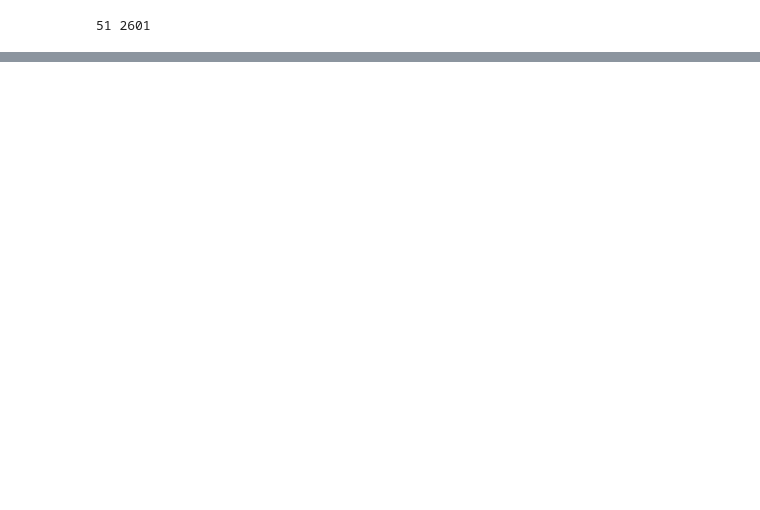
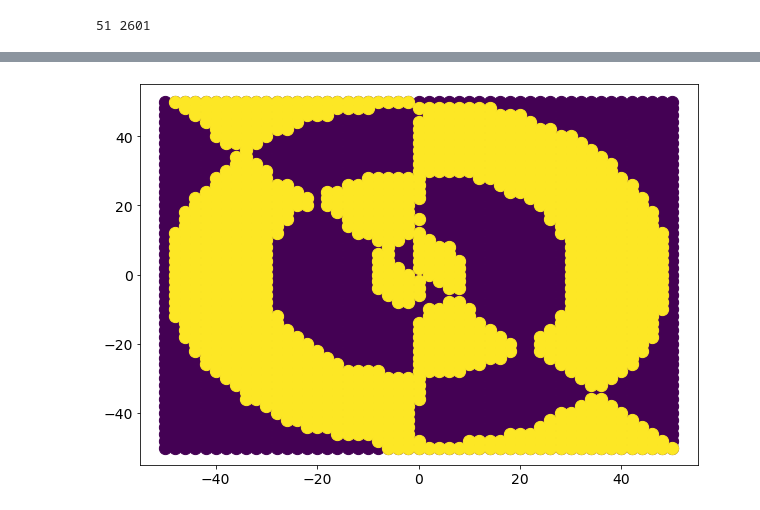
Before and after one commit to aidinattar/LoCP_MODB, a Jupyter notebook: Week2/exercises2.ipynb, the cells around one changed output, grey strips where cells are left out. Drawn from its saved outputs; the diff is of its cells as text; code cells hidden in the pictures; blank space fills up the shorter version.

```diff
--- a/Week2/exercises2.ipynb
+++ b/Week2/exercises2.ipynb
@@ -1601,0 +1555,10 @@ plt.show()
+# %%
+fig,ax=plt.subplots(figsize = (10,7))
+W1=np.where(pred>0.5)[0]
+ax.scatter(grid[:,0],grid[:,1],  c="#440154", marker = 'o', s=150)
+ax.scatter(grid[W1,0],grid[W1,1],c="#fde725", marker = 'o', s=150)
+plt.show()
+
+fig.savefig('figures/ex4_grid_reconstr.pdf')
+# %% [output]
+[figure, added]
```
Also changed, not shown: parts of 4 cells of this notebook, 3 other files.
